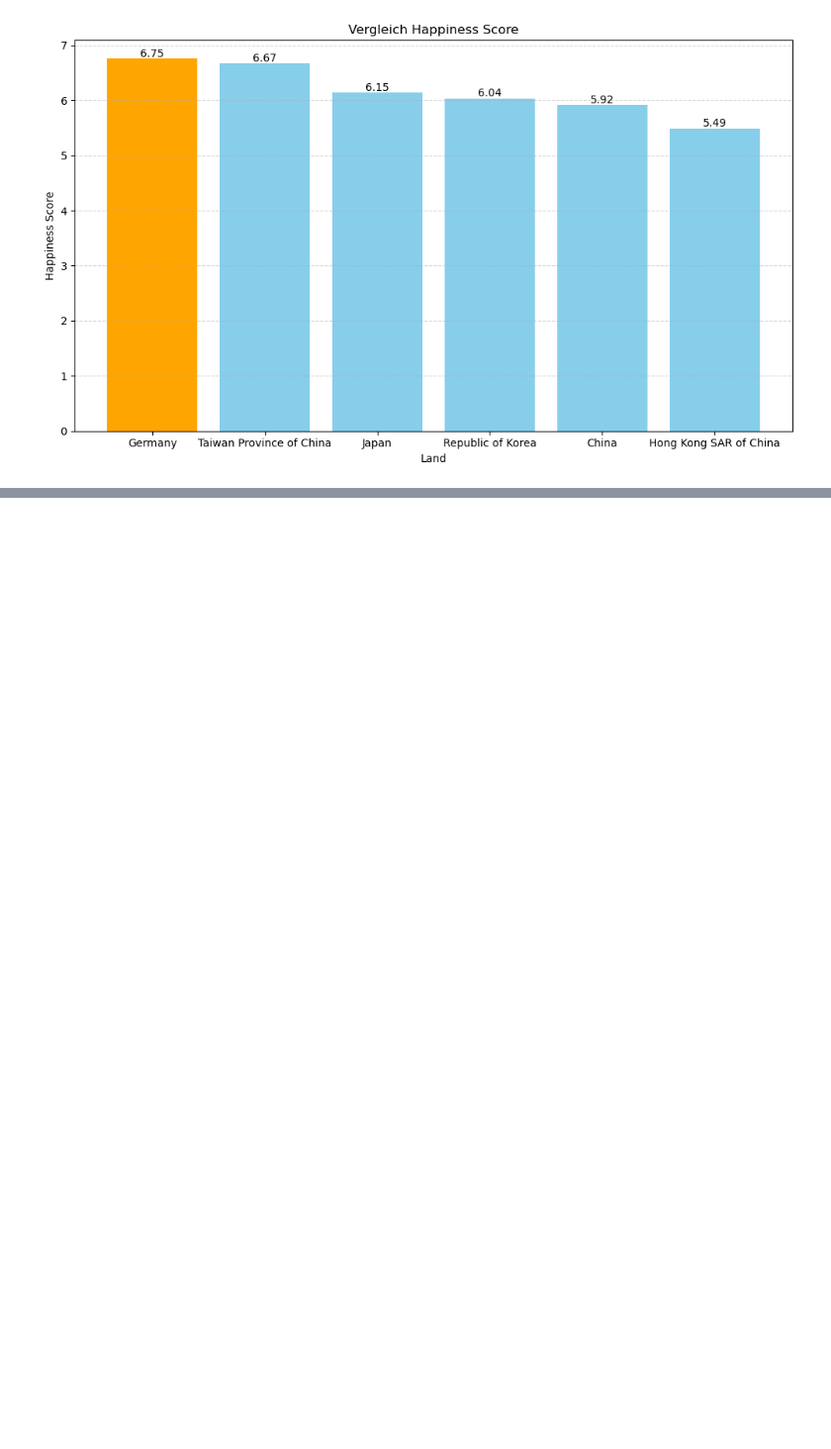
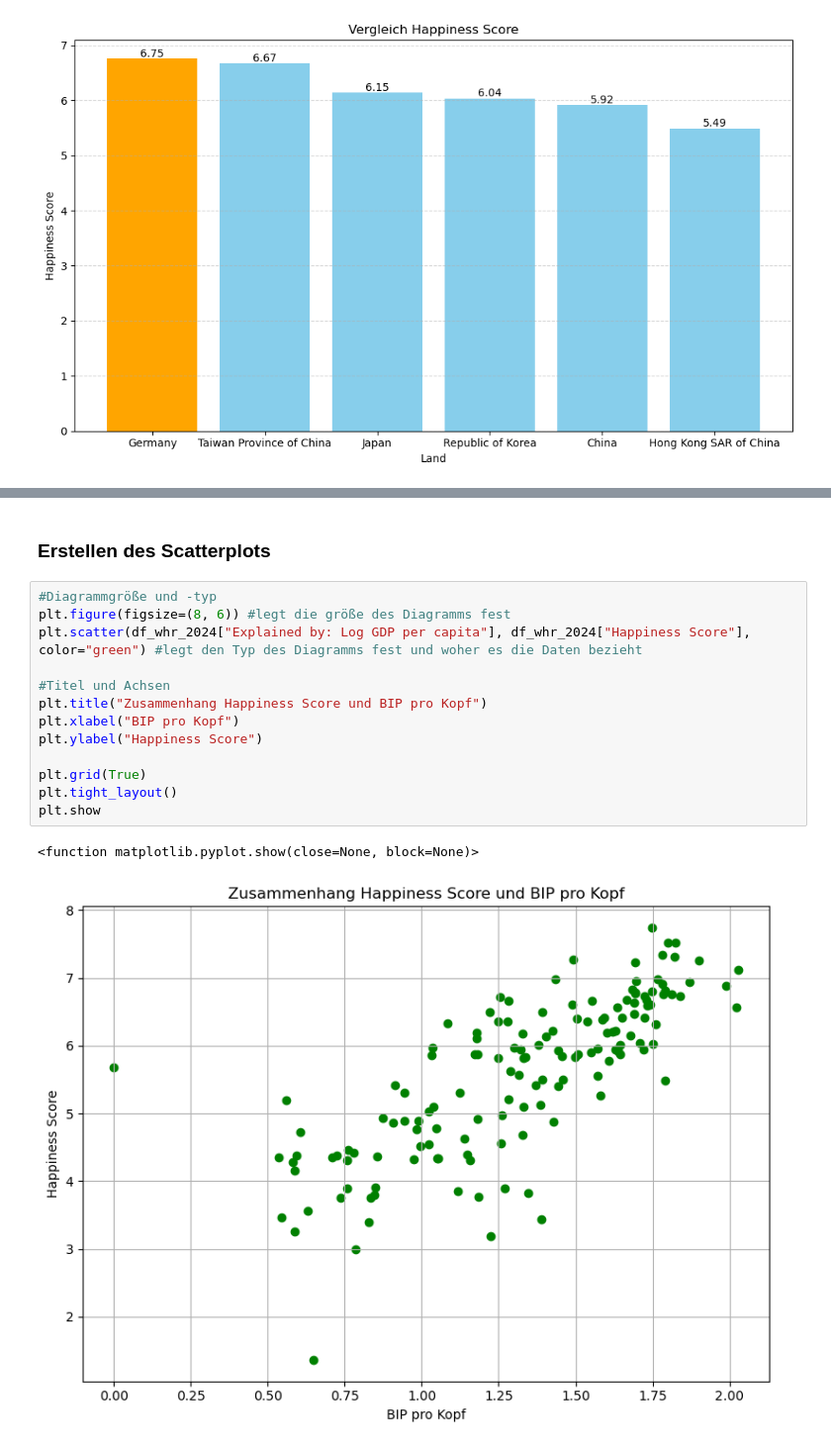
Before and after one commit to timreschop/2024-2025-Data_Librarian_Reschop_Tim, a Jupyter notebook: WHR-Data_Musterlösung.ipynb, the cells around one changed output, grey strips where cells are left out. Shown: that part at 99% size. Cells and saved outputs as stored; diff of their text form; blank space fills up the shorter version.

Commit message:
Erstellen des Scatterplots

```diff
--- a/WHR-Data.ipynb
+++ b/WHR-Data_Musterlösung.ipynb
@@ -224,0 +249,18 @@ plt.show
+# %% [markdown]
+### Erstellen des Scatterplots
+# %%
+#Diagrammgröße und -typ
+plt.figure(figsize=(8, 6)) #legt die größe des Diagramms fest
+plt.scatter(df_whr_2024["Explained by: Log GDP per capita"], df_whr_2024["Happiness Score"], color="green") #legt den Typ des Diagramms fest und woher es die Daten bezieht
+
+#Titel und Achsen
+plt.title("Zusammenhang Happiness Score und BIP pro Kopf")
+plt.xlabel("BIP pro Kopf")
+plt.ylabel("Happiness Score")
+
+plt.grid(True)
+plt.tight_layout()
+plt.show
+# %% [output]
+<function matplotlib.pyplot.show(close=None, block=None)>
+[figure, added]
```
Also changed, not shown: parts of 5 cells of this notebook.
